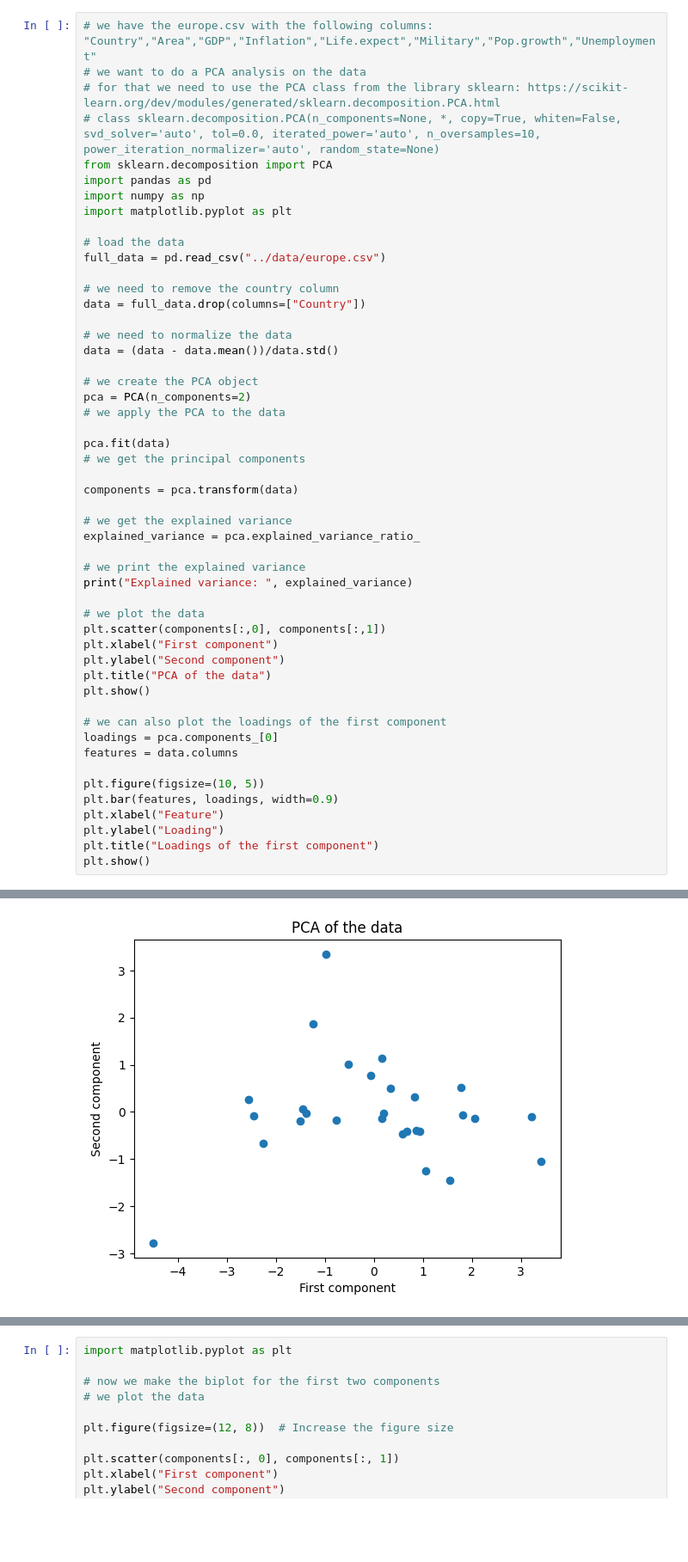
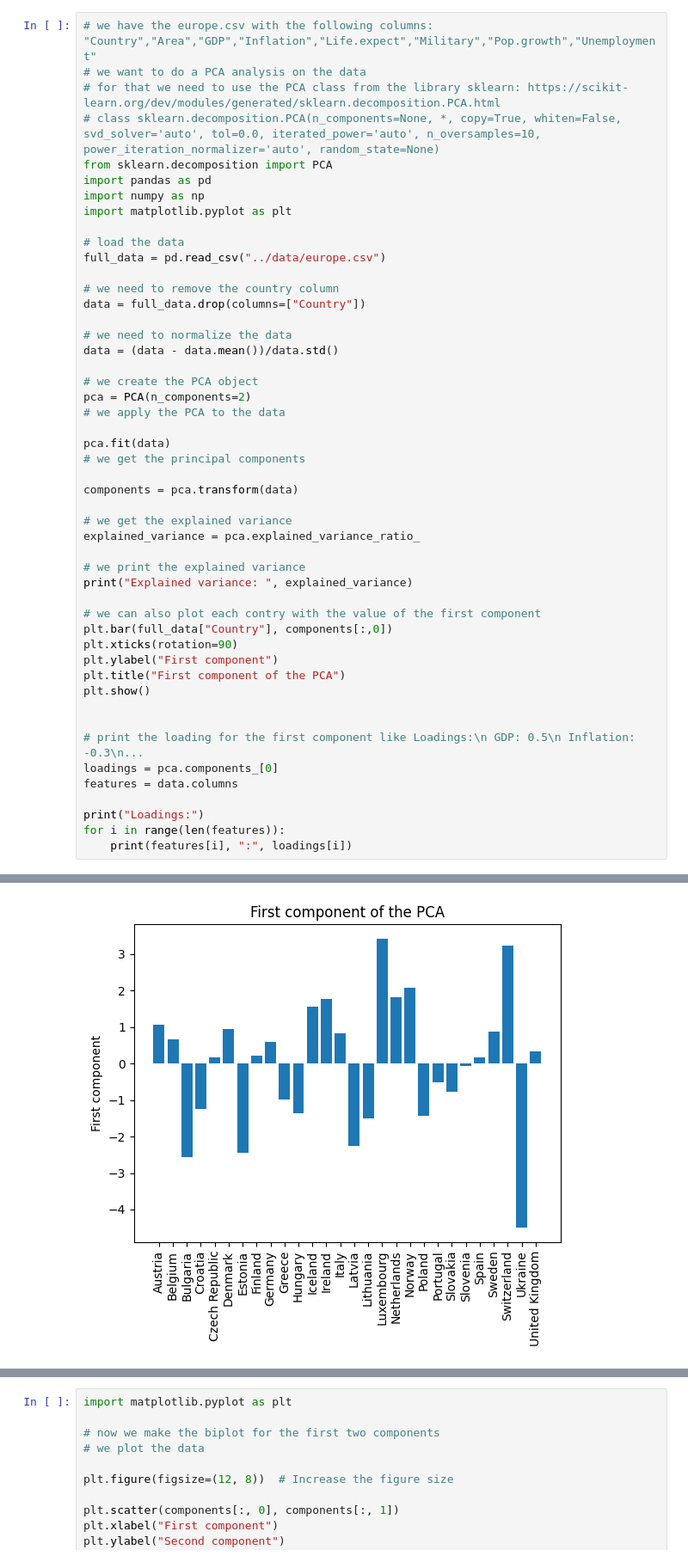
Before and after one commit to cijjas/sia, a Jupyter notebook: tp4/src/ej2_pca.ipynb, the cells around one changed output, grey strips where cells are left out. Shown at 86% size. Cells and saved outputs as stored; diff of their text form; blank space fills up the shorter version.

Commit message:
Fix: removed unnecessary graphics

```diff
--- a/tp4/src/ej2_pca.ipynb
+++ b/tp4/src/ej2_pca.ipynb
@@ -12,43 +12,41 @@ import matplotlib.pyplot as plt
 full_data = pd.read_csv("../data/europe.csv")
 
 # we need to remove the country column
 data = full_data.drop(columns=["Country"])
 
 # we need to normalize the data
 data = (data - data.mean())/data.std()
 
 # we create the PCA object
 pca = PCA(n_components=2)
 # we apply the PCA to the data
 
 pca.fit(data)
 # we get the principal components
 
 components = pca.transform(data)
 
 # we get the explained variance
 explained_variance = pca.explained_variance_ratio_
 
 # we print the explained variance
 print("Explained variance: ", explained_variance)
 
-# we plot the data
-plt.scatter(components[:,0], components[:,1])
-plt.xlabel("First component")
-plt.ylabel("Second component")
-plt.title("PCA of the data")
+# we can also plot each contry with the value of the first component
+plt.bar(full_data["Country"], components[:,0])
+plt.xticks(rotation=90)
+plt.ylabel("First component")
+plt.title("First component of the PCA")
 plt.show()
 
-# we can also plot the loadings of the first component
+
+# print the loading for the first component like Loadings:\n GDP: 0.5\n Inflation: -0.3\n...
 loadings = pca.components_[0]
 features = data.columns
 
-plt.figure(figsize=(10, 5))
-plt.bar(features, loadings, width=0.9)
-plt.xlabel("Feature")
-plt.ylabel("Loading")
-plt.title("Loadings of the first component")
-plt.show()
+print("Loadings:")
+for i in range(len(features)):
+    print(features[i], ":", loadings[i])
 # %% [output]
 Explained variance:  [0.46102367 0.16958906]
-[figure, old version]
+[figure, new version]
```
Also changed, not shown: parts of 1 cell of this notebook.
